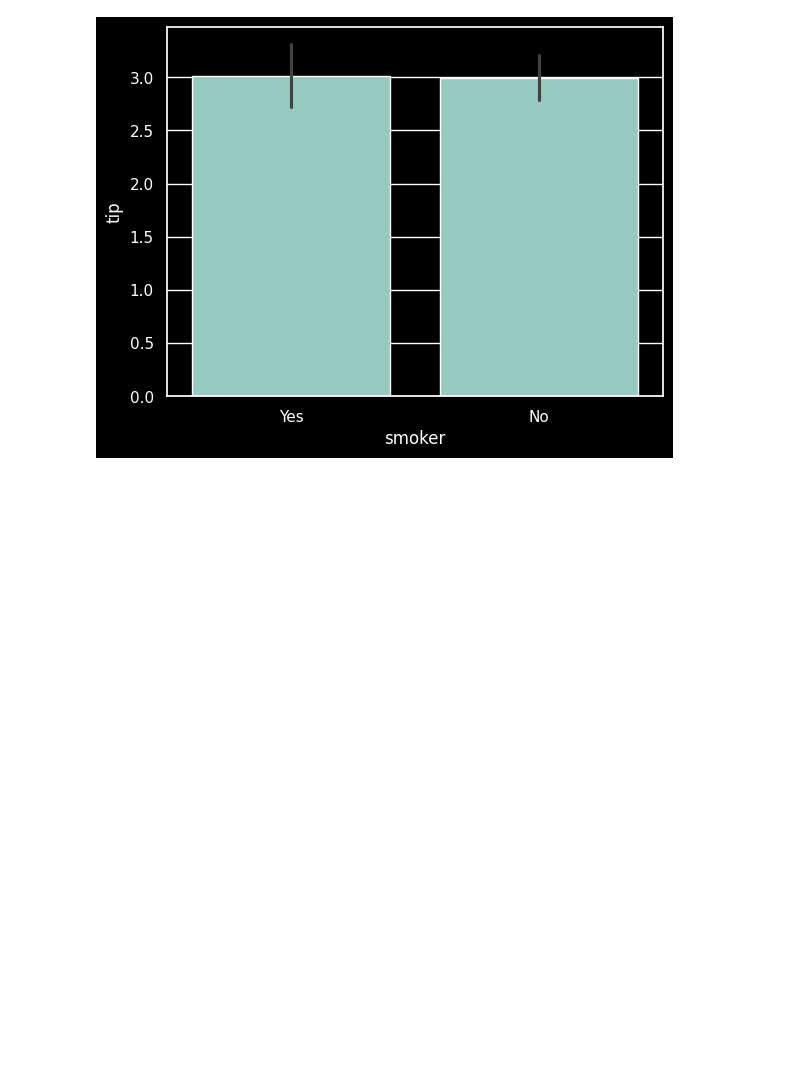
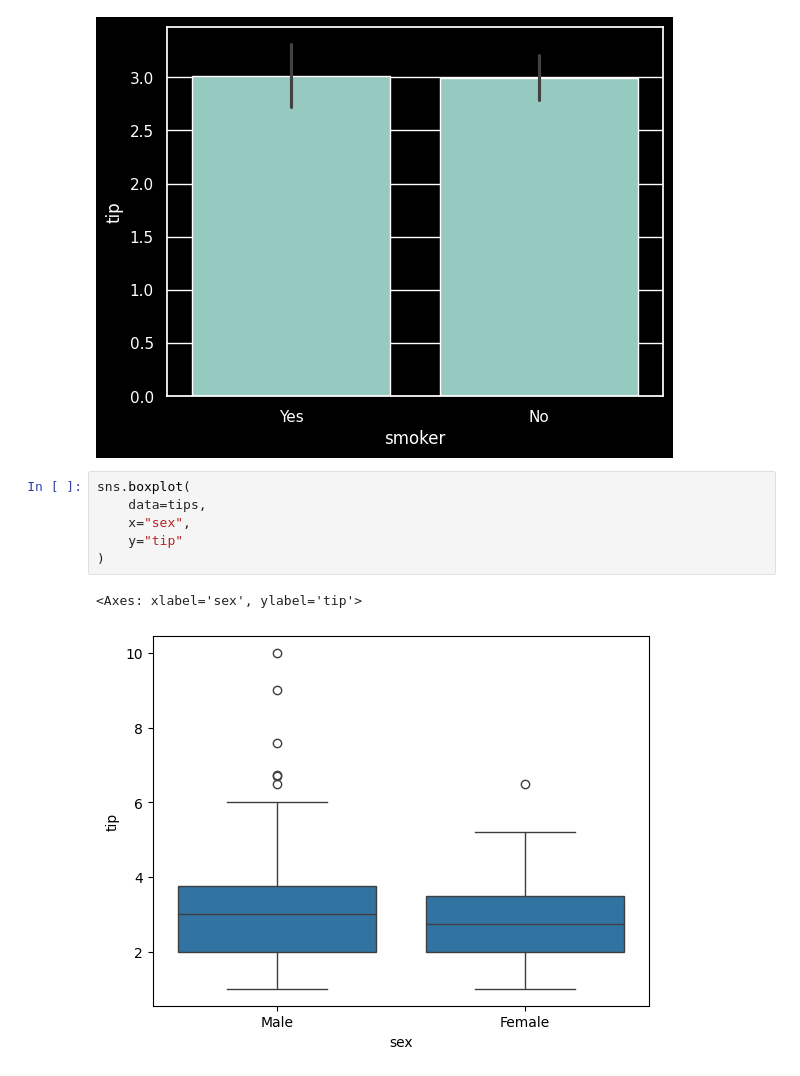
Before and after one commit to JaysonPra/Python-Practice, a Jupyter notebook: Visualization/seaborn.ipynb, the cells around one changed output. Saved outputs shown, nothing was run; the diff lists cells and outputs as text; blank space fills up the shorter version.

Commit message:
seaborn boxplot

```diff
--- a/Visualization/seaborn.ipynb
+++ b/Visualization/seaborn.ipynb
@@ -48,3 +48,12 @@ sns.barplot(
 # %% [output]
 <Axes: xlabel='smoker', ylabel='tip'>
 [figure]
+# %%
+sns.boxplot(
+    data=tips,
+    x="sex",
+    y="tip"
+)
+# %% [output]
+<Axes: xlabel='sex', ylabel='tip'>
+[figure, added]
```
